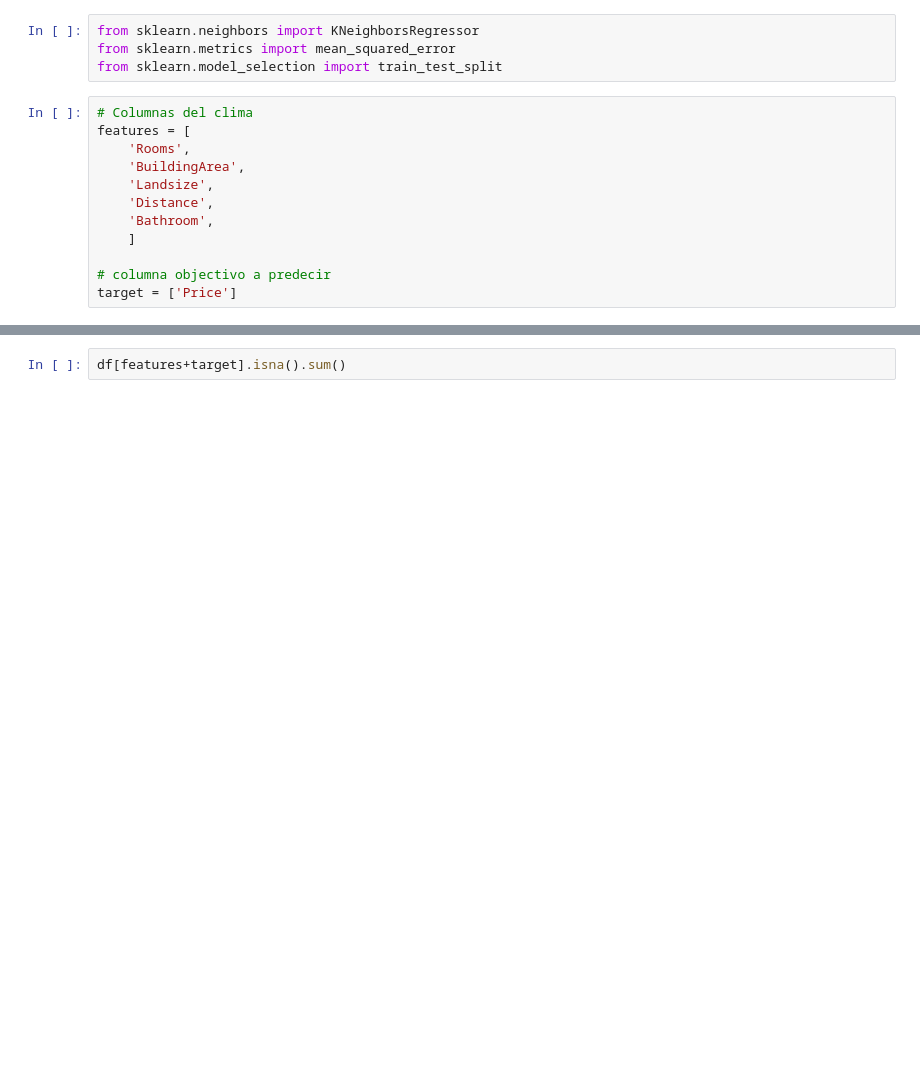
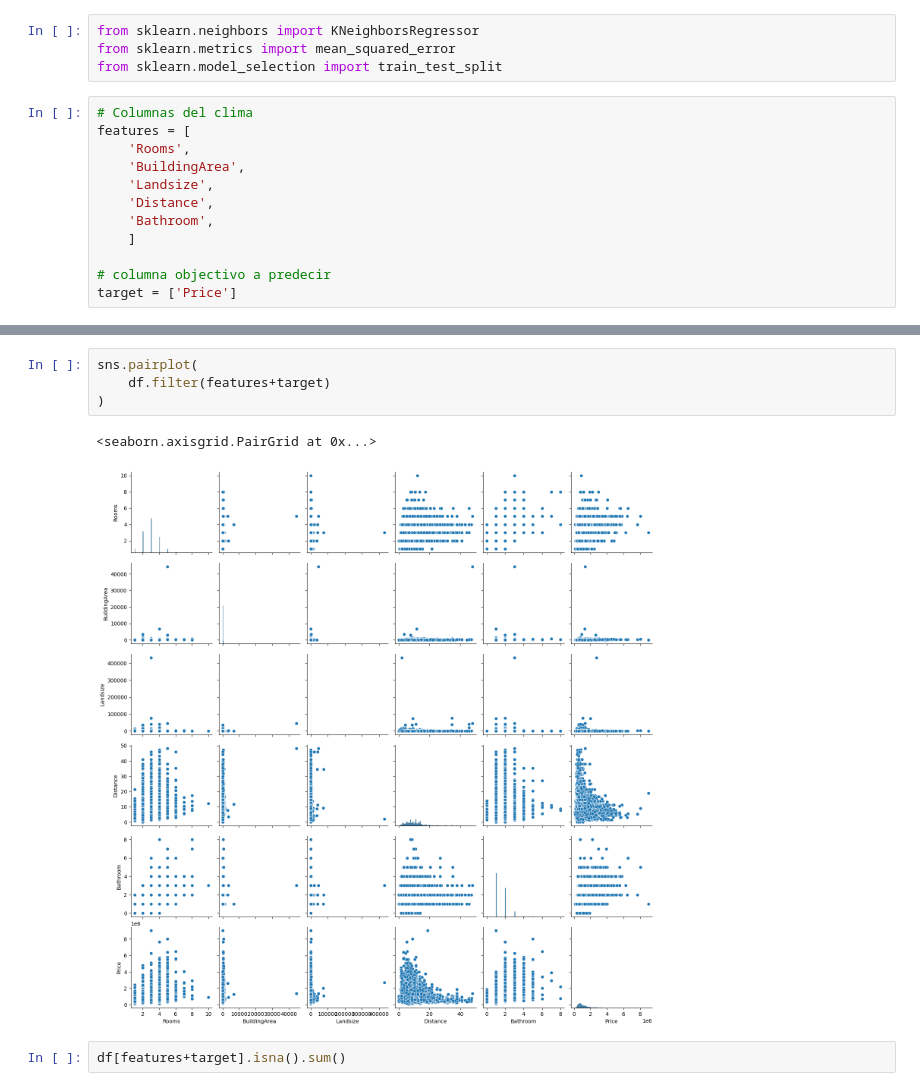
Before and after one commit to czammar/ai_programming_foundations, a Jupyter notebook: notebooks/05a_train_ml_model.ipynb, the cells around one changed output, grey strips where cells are left out. Drawn from its saved outputs; the diff is of its cells as text; blank space fills up the shorter version.

```diff
--- a/notebooks/05a_train_ml_model.ipynb
+++ b/notebooks/05a_train_ml_model.ipynb
@@ -66,3 +126,10 @@ target = ['Price']
+# %%
+sns.pairplot(
+    df.filter(features+target)
+)
+# %% [output]
+<seaborn.axisgrid.PairGrid at 0x...>
+[figure, added]
 # %%
 df[features+target].isna().sum()
 # %% [output]
```
Also changed, not shown: parts of 27 cells of this notebook.
